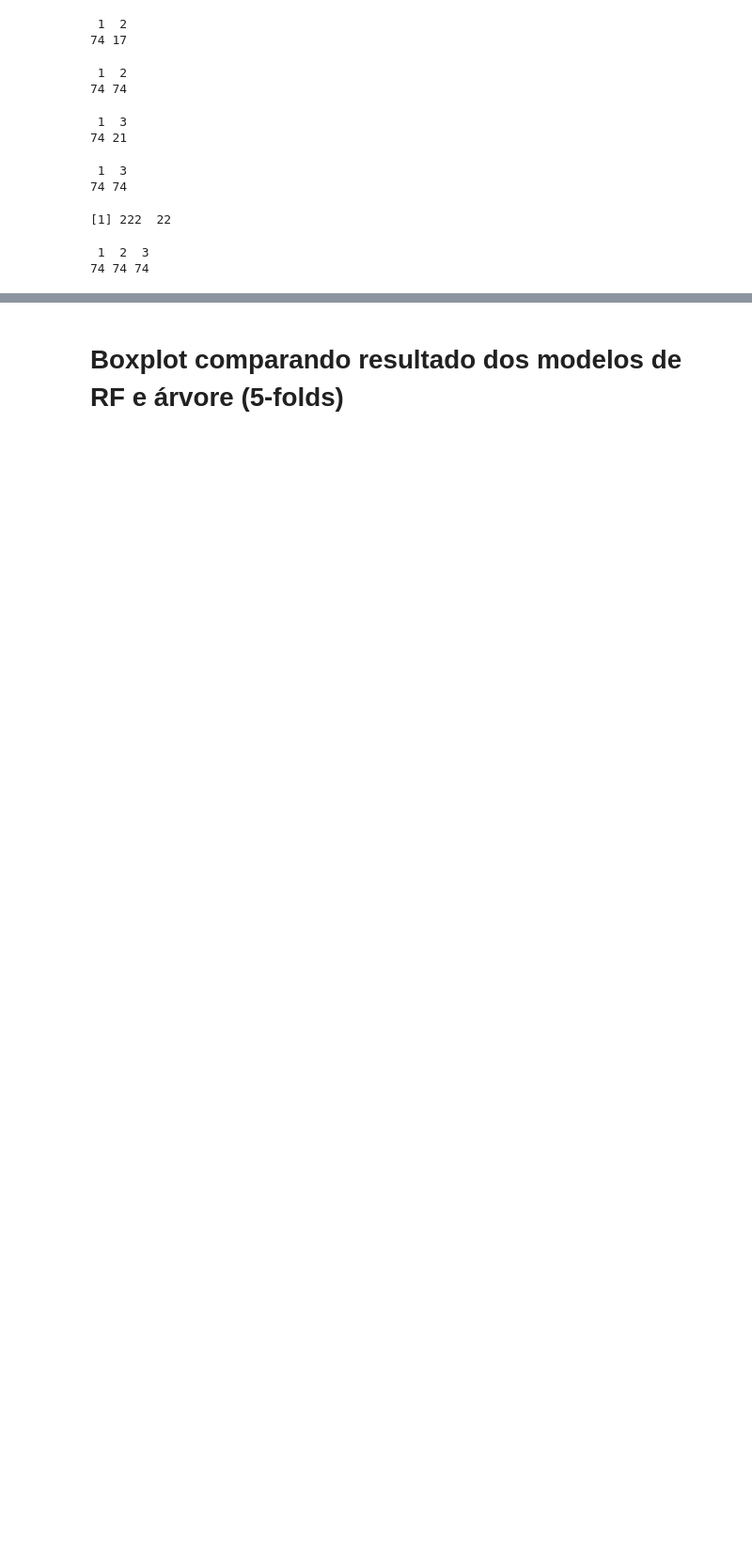
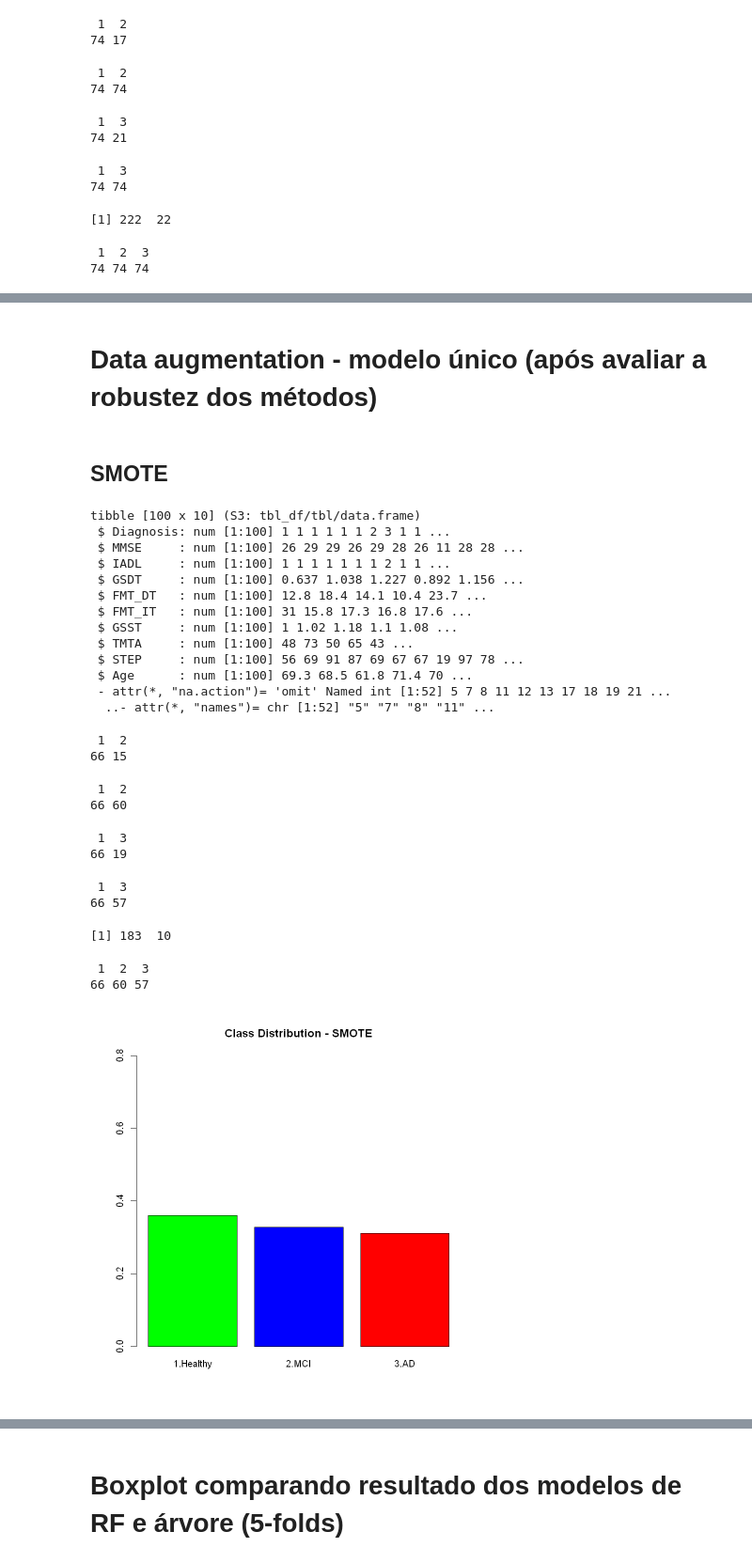
Before and after one commit to RenanBaltar/Analise-artigo-idosos, a Jupyter notebook: analise-artigo.ipynb, the cells around one changed output, grey strips where cells are left out. Shown: that part at 94% size. Saved outputs shown, nothing was run; the diff lists cells and outputs as text; code cells hidden in the pictures; blank space fills up the shorter version.

```diff
--- a/analise-artigo.ipynb
+++ b/analise-artigo.ipynb
@@ -1082,0 +2043,74 @@ sd(F1_rose_DT_ccl,na.rm=T)
+# %% [markdown]
+# Data augmentation - modelo único (após avaliar a robustez dos métodos)
+# %% [markdown]
+## SMOTE
+# %%
+#SMOTE - variáveis devem ser numéricas
+#install.packages("DMwR") #Foi removido
+#https://cran.r-project.org/web/packages/DMwR/index.html -> archive
+#install.packages("C:/Users/Renan Baltar/Documents/DMwR",repos = NULL, type = "source")
+#require(DMwR)
+#install.packages("smotefamily")
+require(smotefamily)
+#detach("package:smotefamily", unload = TRUE)
+#Saudáveis e CCL
+str(data_train_rfe)
+data_train_rfe$Diagnosis<-as.numeric(data_train_rfe$Diagnosis)
+data_train_rfe$IADL<-as.numeric(data_train_rfe$IADL)
+data_train_ccl<- data_train_rfe[data_train_rfe$Diagnosis!="3",] #Apenas saudáveis e CCL
+table(data_train_ccl$Diagnosis) #(66,15)
+data_train_ccl$Diagnosis<- as.factor(data_train_ccl$Diagnosis)
+set.seed(100)
+data_train_smote<- SMOTE(data_train_ccl[,-1],data_train_ccl[,1],K=1)
+smote_data_ccl<- data_train_smote$data
+#View(smote_data_ccl)
+table(smote_data_ccl$class) #(66,60)
+#Saudáveis e DA
+data_train_da<- data_train_rfe[data_train_rfe$Diagnosis!="2",] #Apenas saudáveis e DA
+table(data_train_da$Diagnosis) #(66,19)
+data_train_da$Diagnosis<- as.factor(data_train_da$Diagnosis)
+set.seed(200)
+data_train_smote2<- SMOTE(data_train_da[,-1],data_train_da[,1],K=1)
+smote_data_da<- data_train_smote2$data
+#View(smote_data_da)
+table(smote_data_da$class) #(66,57)
+#Unindo DA do smote_data_da com o smote_data_ccl
+smote_data_da2<- smote_data_da[1:57,]
+smote_data_final<- rbind(smote_data_ccl,smote_data_da2)
+dim(smote_data_final)
+#View(smote_data_final)
+smote_data_final$class<- as.factor(smote_data_final$class)
+table(smote_data_final$class) #(66,60,57)
+classes_smote= smote_data_final$class
+classes_smote<- as.numeric(classes_smote)
+classes_smote[classes_smote==1]<- "1.Healthy"
+classes_smote[classes_smote==2]<- "2.MCI"
+classes_smote[classes_smote==3]<- "3.AD"
+barplot(prop.table(table(classes_smote)),
+        col=c("green","blue","red"),ylim=c(0,0.8),main="Class Distribution - SMOTE")
+# %% [output]
+tibble [100 x 10] (S3: tbl_df/tbl/data.frame)
+ $ Diagnosis: num [1:100] 1 1 1 1 1 1 2 3 1 1 ...
+ $ MMSE     : num [1:100] 26 29 29 26 29 28 26 11 28 28 ...
+ $ IADL     : num [1:100] 1 1 1 1 1 1 1 2 1 1 ...
+ $ GSDT     : num [1:100] 0.637 1.038 1.227 0.892 1.156 ...
+ $ FMT_DT   : num [1:100] 12.8 18.4 14.1 10.4 23.7 ...
+ $ FMT_IT   : num [1:100] 31 15.8 17.3 16.8 17.6 ...
+ $ GSST     : num [1:100] 1 1.02 1.18 1.1 1.08 ...
+ $ TMTA     : num [1:100] 48 73 50 65 43 ...
+ $ STEP     : num [1:100] 56 69 91 87 69 67 67 19 97 78 ...
+ $ Age      : num [1:100] 69.3 68.5 61.8 71.4 70 ...
+ - attr(*, "na.action")= 'omit' Named int [1:52] 5 7 8 11 12 13 17 18 19 21 ...
+  ..- attr(*, "names")= chr [1:52] "5" "7" "8" "11" ...
+ 1  2
+66 15
+ 1  2
+66 60
+ 1  3
+66 19
+ 1  3
+66 57
+[1] 183  10
+ 1  2  3
+66 60 57
+[figure, added]
```
Also changed, not shown: parts of 88 cells of this notebook.
